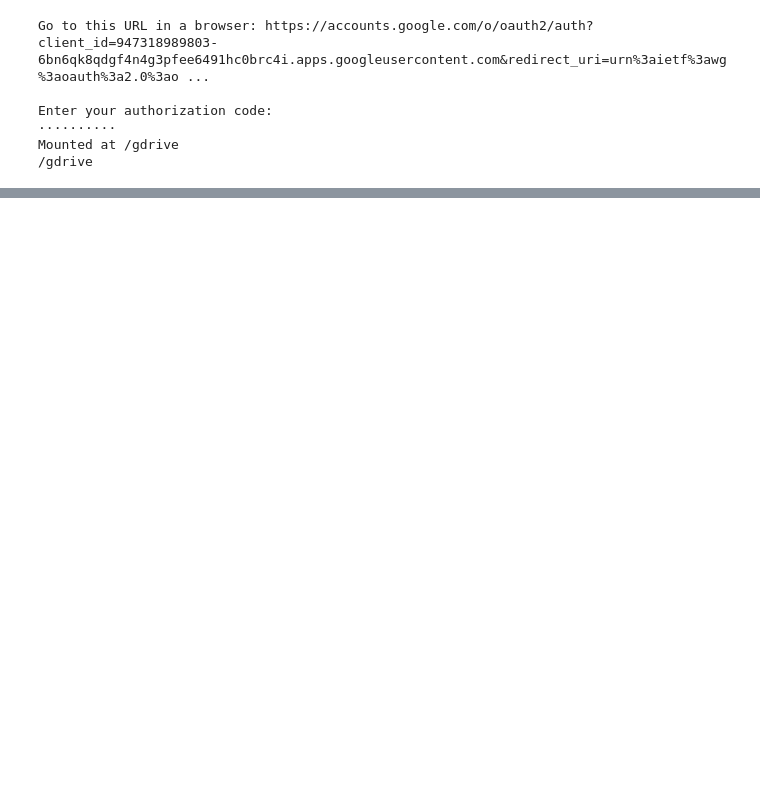
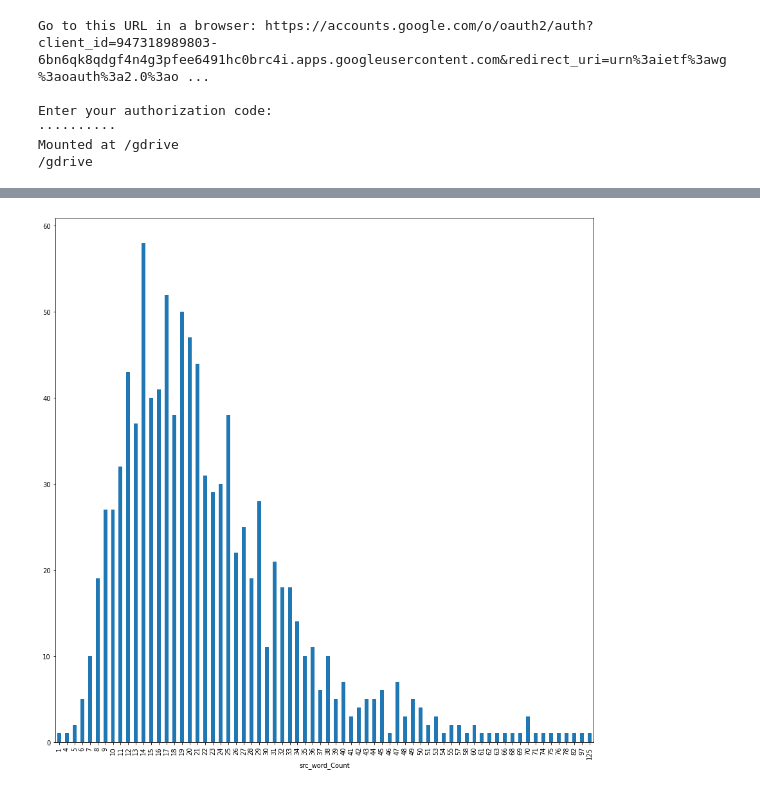
Before and after one commit to karumugamio/NLAProjEnglishtoSimpleEnglishMT, a Jupyter notebook: Analysis_of_Results.ipynb, the cells around one changed output, grey strips where cells are left out. Saved outputs shown, nothing was run; the diff lists cells and outputs as text; code cells hidden in the pictures; blank space fills up the shorter version.

```diff
--- a/Analysis_of_Results.ipynb
+++ b/Analysis_of_Results.ipynb
@@ -25,0 +85,12 @@ def sentenceLevelMetrics():
+# %%
+xfr_e20_df= pd.read_pickle('Epoc_Size_20_Transformer_1000_Sentence_v3.pkl')
+
+xfr_e20_df['jaccard_tar_pre'] = xfr_e20_df.apply(lambda row: get_jaccard_sim(row['Target'], row['Predicted']), axis=1)
+xfr_e20_df['jaccard_src_tar'] = xfr_e20_df.apply(lambda row: get_jaccard_sim(row['Target'], row['Source']), axis=1)
+xfr_e20_df['bleu_tar_pre'] = xfr_e20_df.apply(lambda row:get_bleu(row['Target'], row['Predicted']), axis=1)
+
+xfr_e20_df['src_word_Count'] = xfr_e20_df['Source'].str.split().str.len()
+xfr_e20_df['target_word_Count'] = xfr_e20_df['Target'].str.split().str.len()
+xfr_e20_df['predicted_word_Count'] = xfr_e20_df['Predicted'].str.split().str.len()
+
+xfr_e20_df.head()
@@ -25,0 +159,6 @@ def sentenceLevelMetrics():
+# %%
+plt.clf()
+xfr_e20_df.groupby('src_word_Count').size().plot(kind='bar')
+plt.show()
+# %% [output]
+[figure, added]
```
Also changed, not shown: parts of 17 cells of this notebook.
